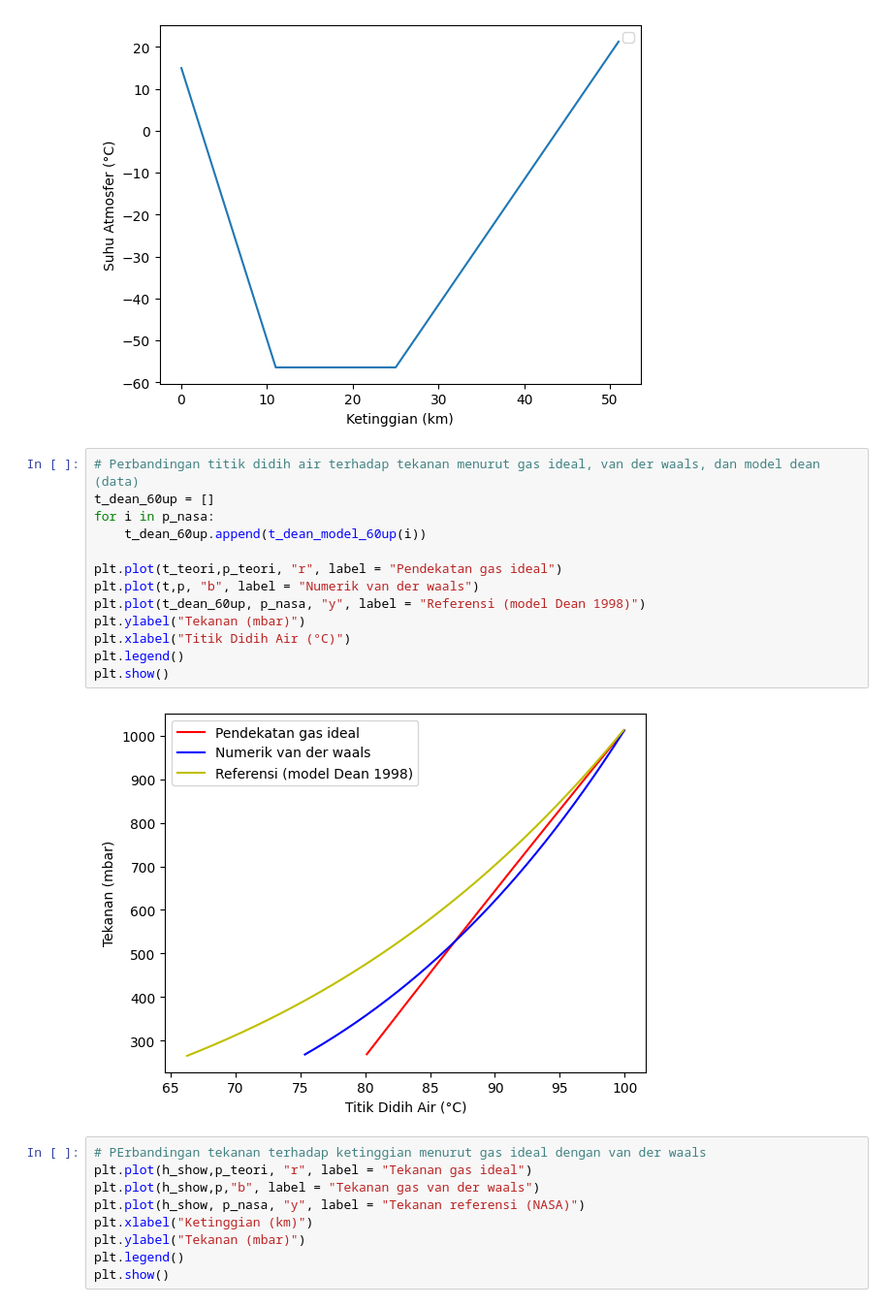
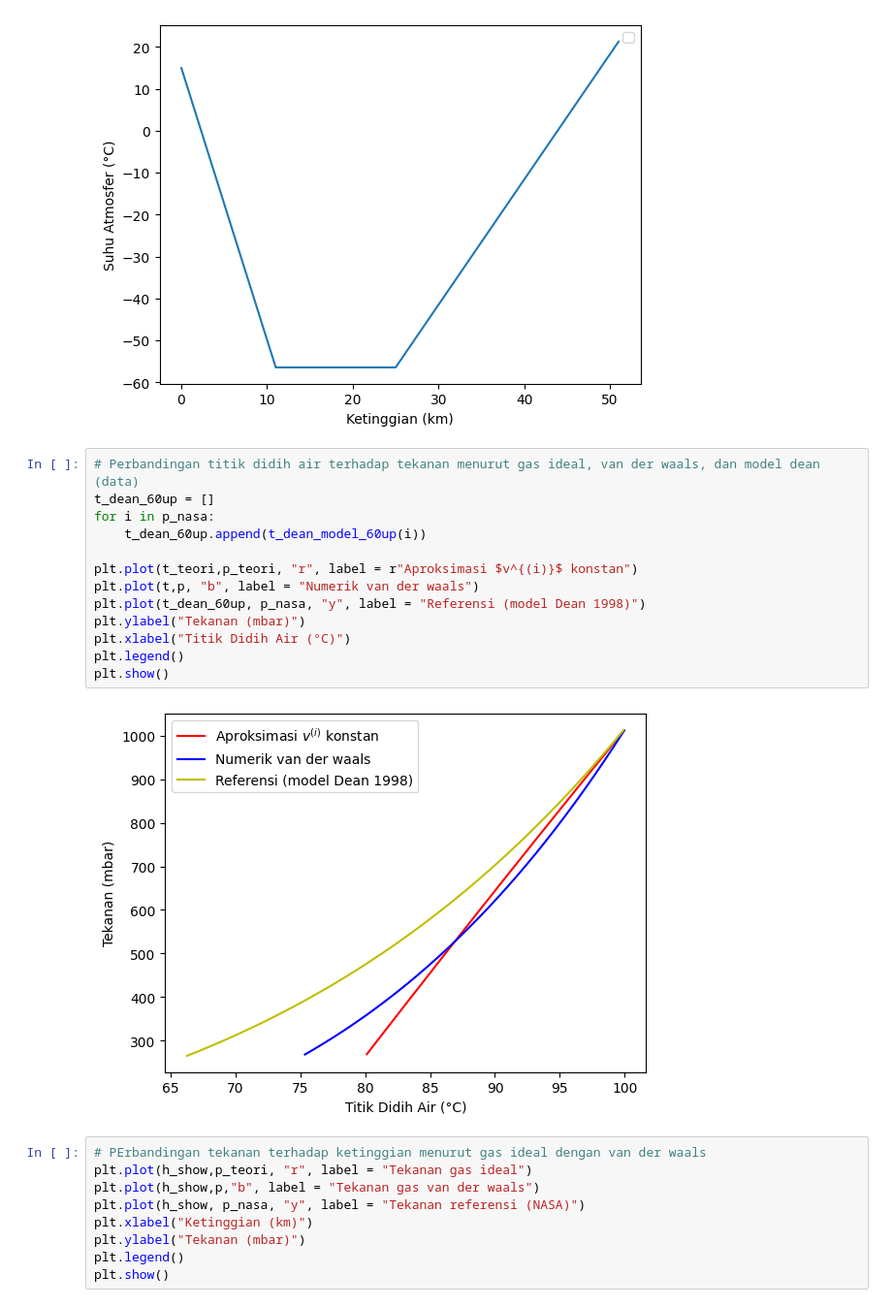
Before and after one commit to dukeariqoh/dukeariqoh-Titik-Didih-Air-berdasarkan-Ketinggian, a Jupyter notebook: Mekflu_Final.ipynb, the cells around one changed output. Shown: that part at 97% size. Cells and saved outputs as stored; diff of their text form.

```diff
--- a/Mekflu_Final.ipynb
+++ b/Mekflu_Final.ipynb
@@ -209,18 +209,18 @@ No artists with labels found to put in legend.  Note that artists whose label st
 # %%
 # Perbandingan titik didih air terhadap tekanan menurut gas ideal, van der waals, dan model dean (data)
 t_dean_60up = []
 for i in p_nasa:
     t_dean_60up.append(t_dean_model_60up(i))
 
-plt.plot(t_teori,p_teori, "r", label = "Pendekatan gas ideal")
+plt.plot(t_teori,p_teori, "r", label = r"Aproksimasi $v^{(i)}$ konstan")
 plt.plot(t,p, "b", label = "Numerik van der waals")
 plt.plot(t_dean_60up, p_nasa, "y", label = "Referensi (model Dean 1998)")
 plt.ylabel("Tekanan (mbar)")
 plt.xlabel("Titik Didih Air (°C)")
 plt.legend()
 plt.show()
 # %% [output]
-[figure, old version]
+[figure, new version]
 # %%
 # PErbandingan tekanan terhadap ketinggian menurut gas ideal dengan van der waals
 plt.plot(h_show,p_teori, "r", label = "Tekanan gas ideal")
```
Also changed, not shown: 1 other file.
